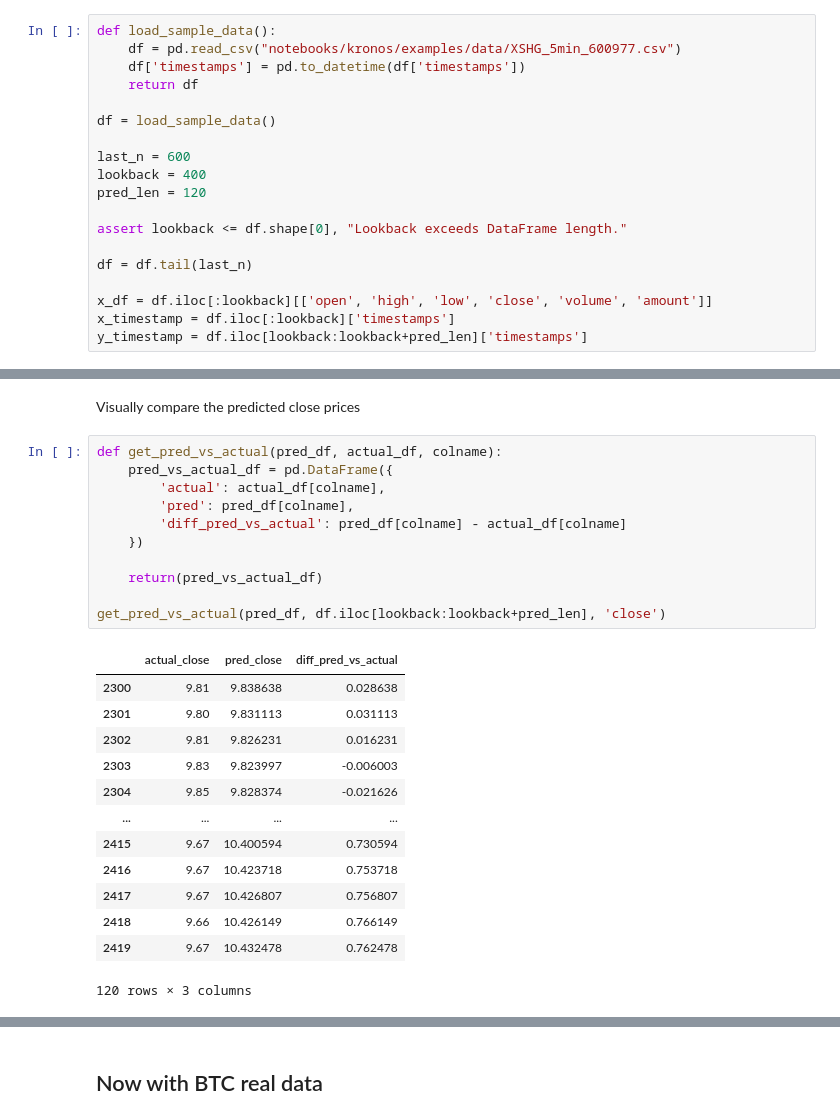
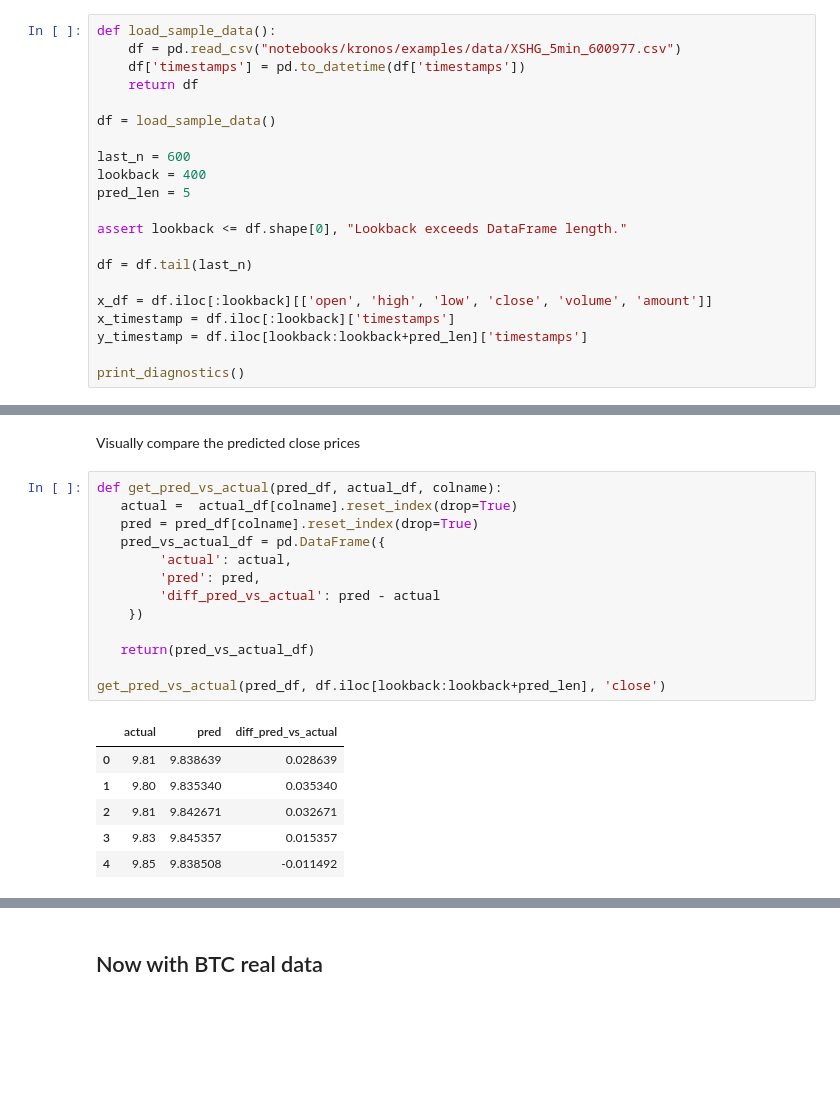
Before and after one commit to bwv988/ai_scratch, a Jupyter notebook: notebooks/kronos/kronos_tests.ipynb, the cells around one changed output, grey strips where cells are left out. Cells and saved outputs as stored; diff of their text form; blank space fills up the shorter version.

```diff
--- a/notebooks/kronos/kronos_tests.ipynb
+++ b/notebooks/kronos/kronos_tests.ipynb
@@ -151,7 +140,7 @@ df = load_sample_data()
 
 last_n = 600
 lookback = 400
-pred_len = 120
+pred_len = 5
 
 assert lookback <= df.shape[0], "Lookback exceeds DataFrame length."
 
@@ -160,3 +149,5 @@ df = df.tail(last_n)
 x_df = df.iloc[:lookback][['open', 'high', 'low', 'close', 'volume', 'amount']]
 x_timestamp = df.iloc[:lookback]['timestamps']
 y_timestamp = df.iloc[lookback:lookback+pred_len]['timestamps']
+
+print_diagnostics()
@@ -243,26 +232,21 @@ timestamps
 Visually compare the predicted close prices
 # %%
 def get_pred_vs_actual(pred_df, actual_df, colname):
-    pred_vs_actual_df = pd.DataFrame({
-        'actual': actual_df[colname],
-        'pred': pred_df[colname],
-        'diff_pred_vs_actual': pred_df[colname] - actual_df[colname]
+   actual =  actual_df[colname].reset_index(drop=True)
+   pred = pred_df[colname].reset_index(drop=True)
+   pred_vs_actual_df = pd.DataFrame({
+        'actual': actual,
+        'pred': pred,
+        'diff_pred_vs_actual': pred - actual
     })
 
-    return(pred_vs_actual_df)
+   return(pred_vs_actual_df)
 
 get_pred_vs_actual(pred_df, df.iloc[lookback:lookback+pred_len], 'close')
 # %% [output]
-|  | actual_close | pred_close | diff_pred_vs_actual |
-| 2300 | 9.81 | 9.838638 | 0.028638 |
-| 2301 | 9.80 | 9.831113 | 0.031113 |
-| 2302 | 9.81 | 9.826231 | 0.016231 |
-| 2303 | 9.83 | 9.823997 | -0.006003 |
-| 2304 | 9.85 | 9.828374 | -0.021626 |
-| ... | ... | ... | ... |
-| 2415 | 9.67 | 10.400594 | 0.730594 |
-| 2416 | 9.67 | 10.423718 | 0.753718 |
-| 2417 | 9.67 | 10.426807 | 0.756807 |
-| 2418 | 9.66 | 10.426149 | 0.766149 |
-| 2419 | 9.67 | 10.432478 | 0.762478 |
+|  | actual | pred | diff_pred_vs_actual |
+| 0 | 9.81 | 9.838639 | 0.028639 |
+| 1 | 9.80 | 9.835340 | 0.035340 |
+| 2 | 9.81 | 9.842671 | 0.032671 |
+| 3 | 9.83 | 9.845357 | 0.015357 |
+| 4 | 9.85 | 9.838508 | -0.011492 |
-120 rows × 3 columns
```
Also changed, not shown: parts of 22 cells of this notebook, 1 other file.
